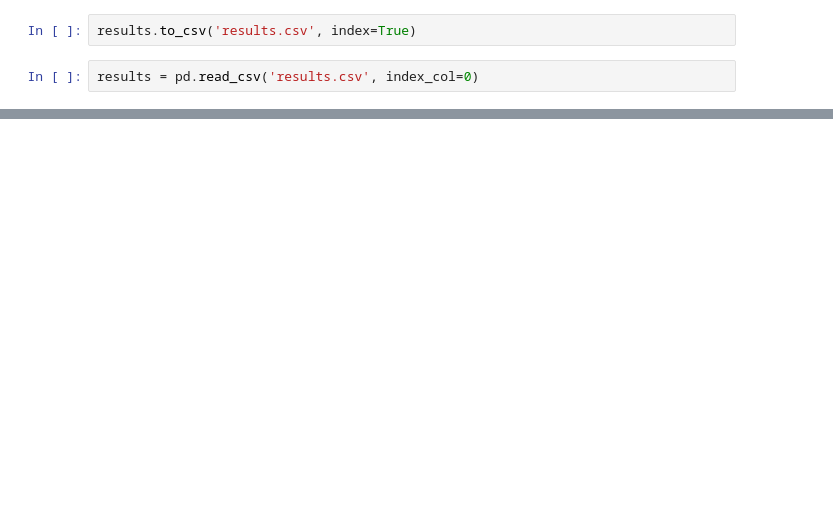
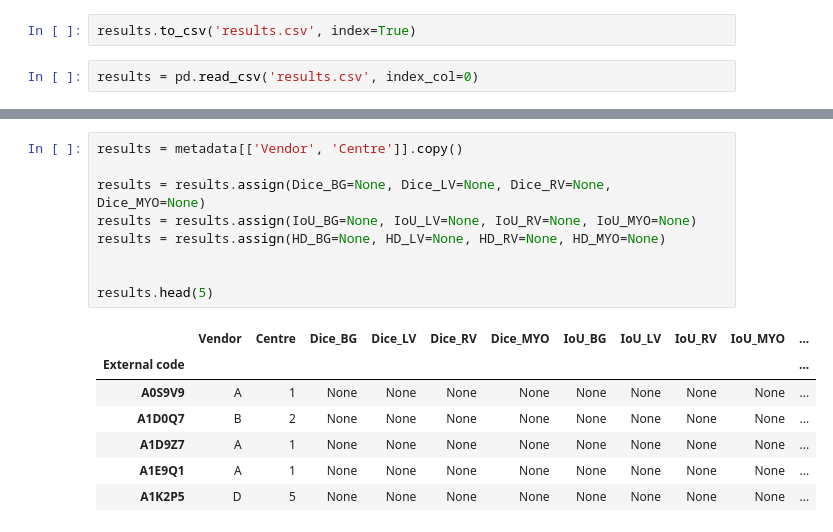
Before and after one commit to MAHDI-Imen/M-M, a Jupyter notebook: M_M.ipynb, the cells around one changed output, grey strips where cells are left out. Drawn from its saved outputs; the diff is of its cells as text; blank space fills up the shorter version.

```diff
--- a/M_M.ipynb
+++ b/M_M.ipynb
@@ -260,0 +369,17 @@ grouped_by_vendor
+# %%
+results = metadata[['Vendor', 'Centre']].copy()
+
+results = results.assign(Dice_BG=None, Dice_LV=None, Dice_RV=None, Dice_MYO=None)
+results = results.assign(IoU_BG=None, IoU_LV=None, IoU_RV=None, IoU_MYO=None)
+results = results.assign(HD_BG=None, HD_LV=None, HD_RV=None, HD_MYO=None)
+
+
+results.head(5)
+# %% [output]
+|  | Vendor | Centre | Dice_BG | Dice_LV | Dice_RV | Dice_MYO | IoU_BG | IoU_LV | IoU_RV | IoU_MYO | ... |
+| External code |  |  |  |  |  |  |  |  |  |  | ... |
+| A0S9V9 | A | 1 | None | None | None | None | None | None | None | None | ... |
+| A1D0Q7 | B | 2 | None | None | None | None | None | None | None | None | ... |
+| A1D9Z7 | A | 1 | None | None | None | None | None | None | None | None | ... |
+| A1E9Q1 | A | 1 | None | None | None | None | None | None | None | None | ... |
+| A1K2P5 | D | 5 | None | None | None | None | None | None | None | None | ... |
```
Also changed, not shown: parts of 17 cells of this notebook.
